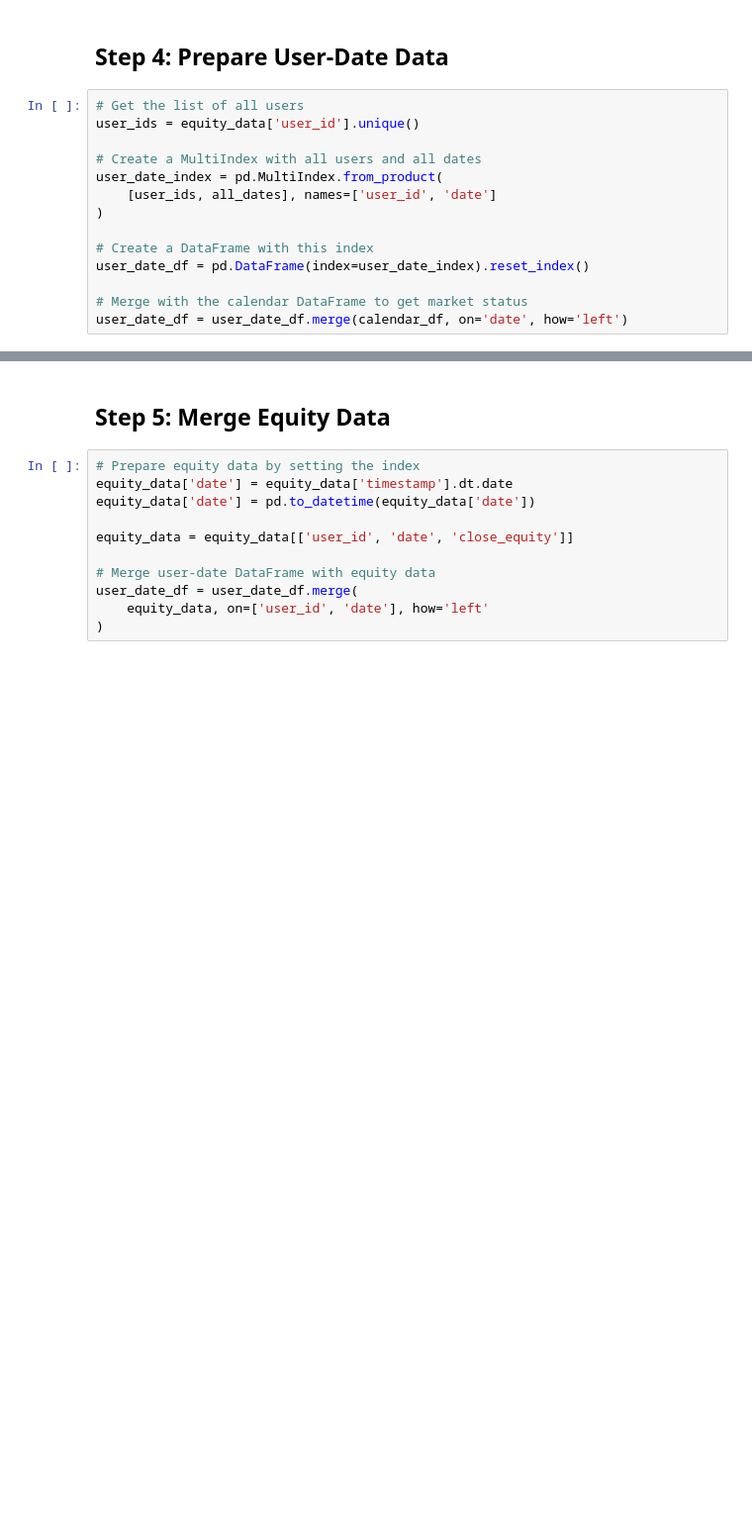
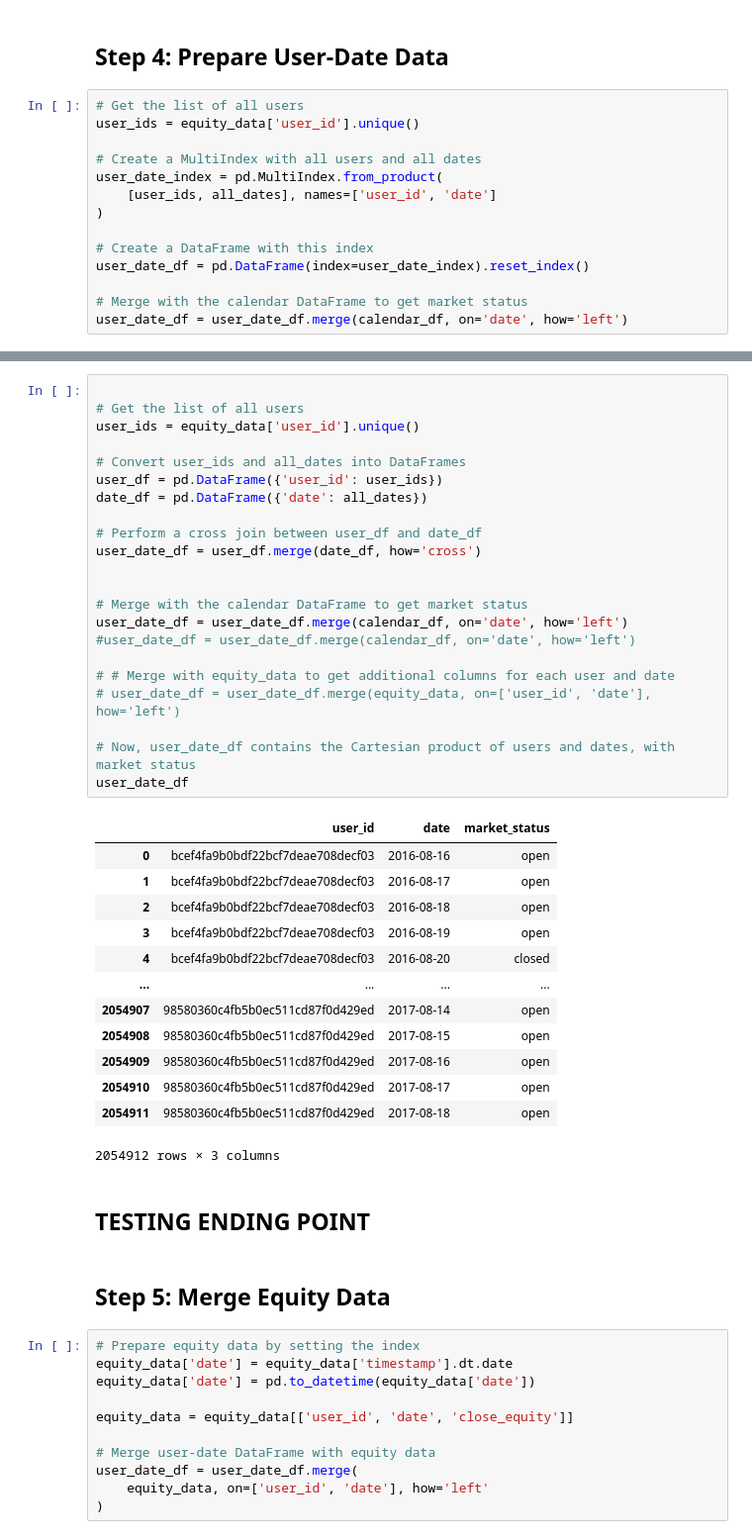
Before and after one commit to Michelangelo20/robinhood_classifer, a Jupyter notebook: src/notebook/robinhood_classifier_Q1_pandas.ipynb, the cells around one changed output, grey strips where cells are left out. Shown at 99% size. Cells and saved outputs as stored; diff of their text form; blank space fills up the shorter version.

```diff
--- a/src/notebook/robinhood_classifier_Q1_pandas.ipynb
+++ b/src/notebook/robinhood_classifier_Q1_pandas.ipynb
@@ -177,3 +262,40 @@ user_date_df = user_date_df.merge(calendar_df, on='date', how='left')
+# %%
+
+# Get the list of all users
+user_ids = equity_data['user_id'].unique()
+
+# Convert user_ids and all_dates into DataFrames
+user_df = pd.DataFrame({'user_id': user_ids})
+date_df = pd.DataFrame({'date': all_dates})
+
+# Perform a cross join between user_df and date_df
+user_date_df = user_df.merge(date_df, how='cross')
+
+
+# Merge with the calendar DataFrame to get market status
+user_date_df = user_date_df.merge(calendar_df, on='date', how='left') #user_date_df = user_date_df.merge(calendar_df, on='date', how='left')
+
+# # Merge with equity_data to get additional columns for each user and date
+# user_date_df = user_date_df.merge(equity_data, on=['user_id', 'date'], how='left')
+
+# Now, user_date_df contains the Cartesian product of users and dates, with market status
+user_date_df
+# %% [output]
+|  | user_id | date | market_status |
+| 0 | bcef4fa9b0bdf22bcf7deae708decf03 | 2016-08-16 | open |
+| 1 | bcef4fa9b0bdf22bcf7deae708decf03 | 2016-08-17 | open |
+| 2 | bcef4fa9b0bdf22bcf7deae708decf03 | 2016-08-18 | open |
+| 3 | bcef4fa9b0bdf22bcf7deae708decf03 | 2016-08-19 | open |
+| 4 | bcef4fa9b0bdf22bcf7deae708decf03 | 2016-08-20 | closed |
+| ... | ... | ... | ... |
+| 2054907 | 98580360c4fb5b0ec511cd87f0d429ed | 2017-08-14 | open |
+| 2054908 | 98580360c4fb5b0ec511cd87f0d429ed | 2017-08-15 | open |
+| 2054909 | 98580360c4fb5b0ec511cd87f0d429ed | 2017-08-16 | open |
+| 2054910 | 98580360c4fb5b0ec511cd87f0d429ed | 2017-08-17 | open |
+| 2054911 | 98580360c4fb5b0ec511cd87f0d429ed | 2017-08-18 | open |
+2054912 rows × 3 columns
+# %% [markdown]
+## TESTING ENDING POINT
 # %% [markdown]
 ## Step 5: Merge Equity Data
 # %%
```
Also changed, not shown: parts of 9 cells of this notebook.
